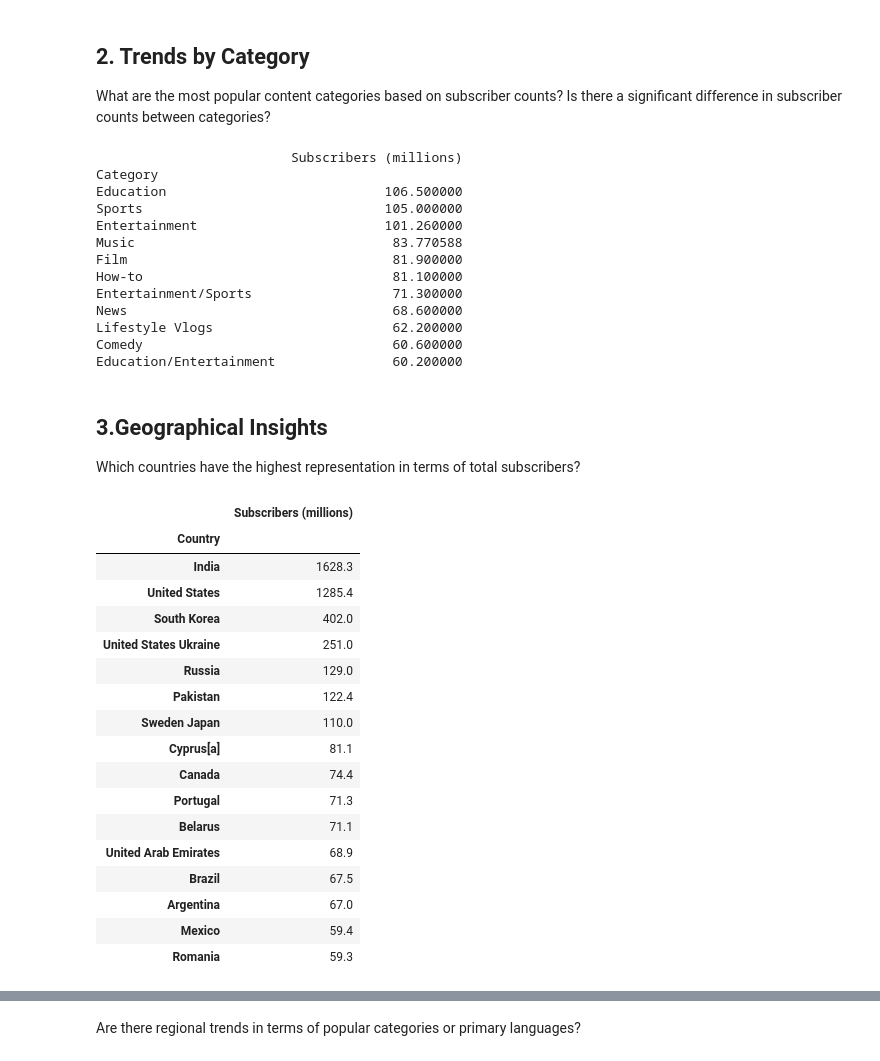
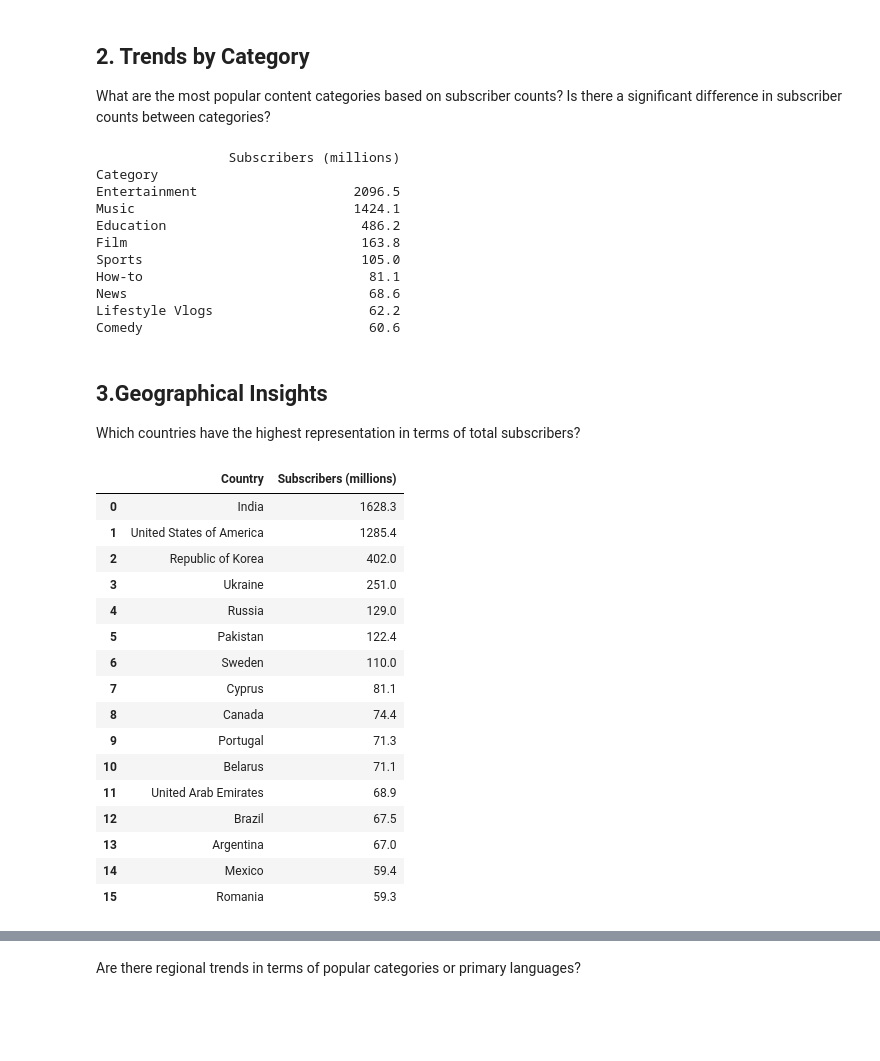
Before and after one commit to Jorgefromfinance/Kaggle-Data-Analysis-Projects, a Jupyter notebook: youtube-2024-subscribers-analysis.ipynb, the cells around one changed output, grey strips where cells are left out. Cells and saved outputs as stored; diff of their text form; code cells hidden in the pictures; blank space fills up the shorter version.

```diff
--- a/youtube-2024-subscribers-analysis.ipynb
+++ b/youtube-2024-subscribers-analysis.ipynb
@@ -60,3 +129,13 @@ db.head(10)
+# %%
+#These double categories can be easily be categorised as mostly one, for this reason we simplify and replace these values.
+
+#category
+db.replace("Entertainment/Sports", "Entertainment", inplace=True)
+db.replace("Education/Entertainment", "Education", inplace=True)
+db.replace('Portuguese, English', "English", inplace=True)
+db.replace('Sweden \xa0Japan', "Sweden", inplace=True)
+db.replace('Cyprus[a]', "Cyprus", inplace=True)
+db.replace('United States \xa0Ukraine', "Ukraine", inplace=True)
 # %% [markdown]
 ## 1. Top Performers
 Which channels have the most subscribers in 2024?
@@ -89,47 +179,45 @@ What are the most popular content categories based on subscriber counts?
 Is there a significant difference in subscriber counts between categories?
 # %%
 categ_anal = db.groupby("Category").agg({
-    'Subscribers (millions)': 'mean'})
+    'Subscribers (millions)': 'sum'})
 print(categ_anal.sort_values("Subscribers (millions)",ascending= False))
 #print(categ_anal)
 # %% [output]
-                         Subscribers (millions)
+                 Subscribers (millions)
 Category
-Education                            106.500000
-Sports                               105.000000
-Entertainment                        101.260000
-Music                                 83.770588
-Film                                  81.900000
-How-to                                81.100000
-Entertainment/Sports                  71.300000
-News                                  68.600000
-Lifestyle Vlogs                       62.200000
-Comedy                                60.600000
-Education/Entertainment               60.200000
+Entertainment                    2096.5
+Music                            1424.1
+Education                         486.2
+Film                              163.8
+Sports                            105.0
+How-to                             81.1
+News                               68.6
+Lifestyle Vlogs                    62.2
+Comedy                             60.6
 # %% [markdown]
 ## 3.Geographical Insights
 Which countries have the highest representation in terms of total subscribers?
 # %%
 geo_db = db.groupby("Country").agg({
     "Subscribers (millions)":"sum"})
-geo_db = geo_db.sort_values(by="Subscribers (millions)",ascending=False)
+geo_db = geo_db.sort_values(by="Subscribers (millions)",ascending=False).reset_index()
+geo_db['Country']= geo_db['Country'].replace({"United States":"United States of America",'South Korea': 'Republic of Korea'})
 geo_db
 # %% [output]
-|  | Subscribers (millions) |
-| Country |  |
-| India | 1628.3 |
-| United States | 1285.4 |
-| South Korea | 402.0 |
-| United States Ukraine | 251.0 |
-| Russia | 129.0 |
-| Pakistan | 122.4 |
-| Sweden Japan | 110.0 |
-| Cyprus[a] | 81.1 |
-| Canada | 74.4 |
-| Portugal | 71.3 |
-| Belarus | 71.1 |
-| United Arab Emirates | 68.9 |
-| Brazil | 67.5 |
-| Argentina | 67.0 |
-| Mexico | 59.4 |
-| Romania | 59.3 |
+|  | Country | Subscribers (millions) |
+| 0 | India | 1628.3 |
+| 1 | United States of America | 1285.4 |
+| 2 | Republic of Korea | 402.0 |
+| 3 | Ukraine | 251.0 |
+| 4 | Russia | 129.0 |
+| 5 | Pakistan | 122.4 |
+| 6 | Sweden | 110.0 |
+| 7 | Cyprus | 81.1 |
+| 8 | Canada | 74.4 |
+| 9 | Portugal | 71.3 |
+| 10 | Belarus | 71.1 |
+| 11 | United Arab Emirates | 68.9 |
+| 12 | Brazil | 67.5 |
+| 13 | Argentina | 67.0 |
+| 14 | Mexico | 59.4 |
+| 15 | Romania | 59.3 |
```
Also changed, not shown: parts of 25 cells of this notebook.
